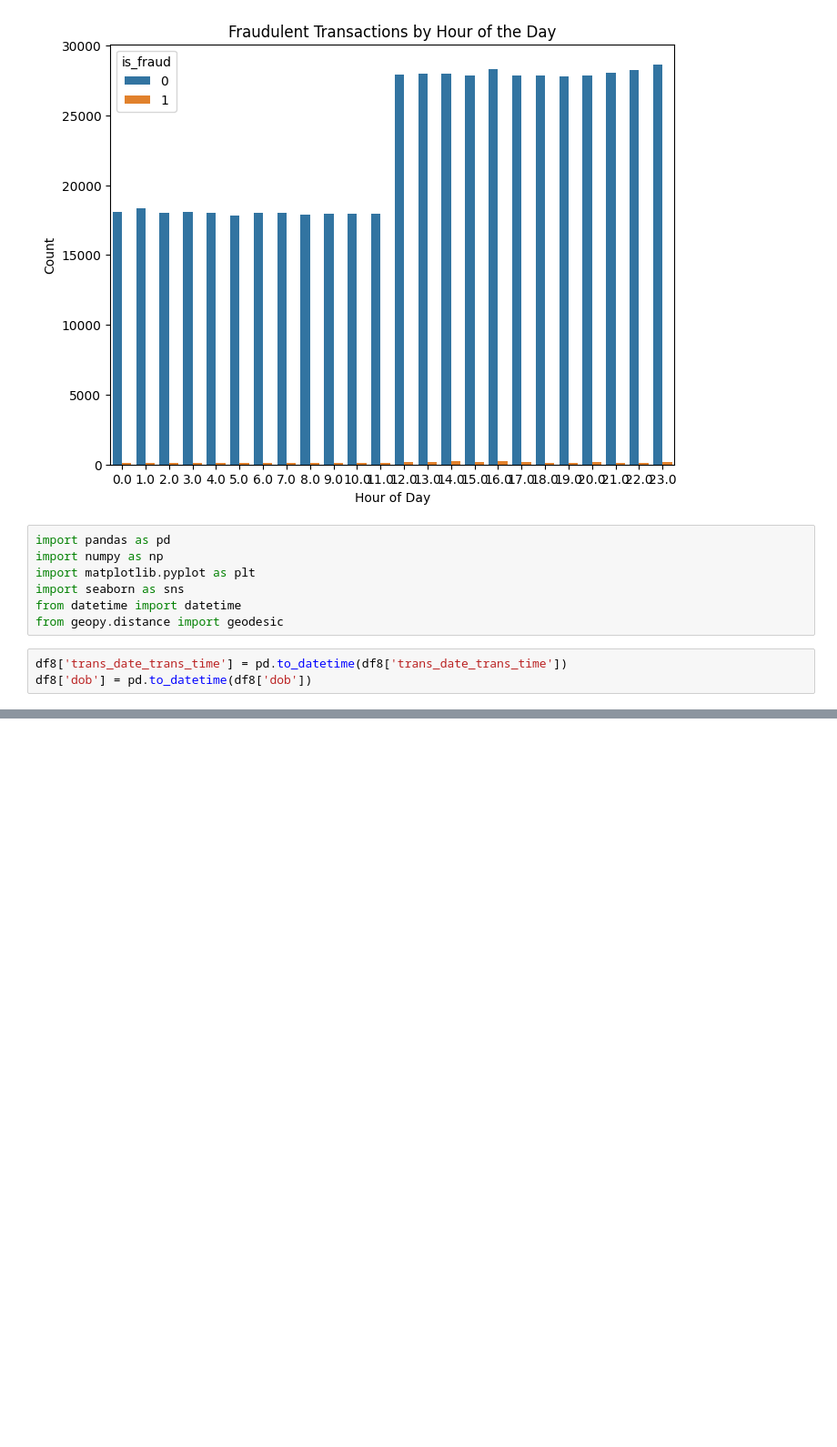
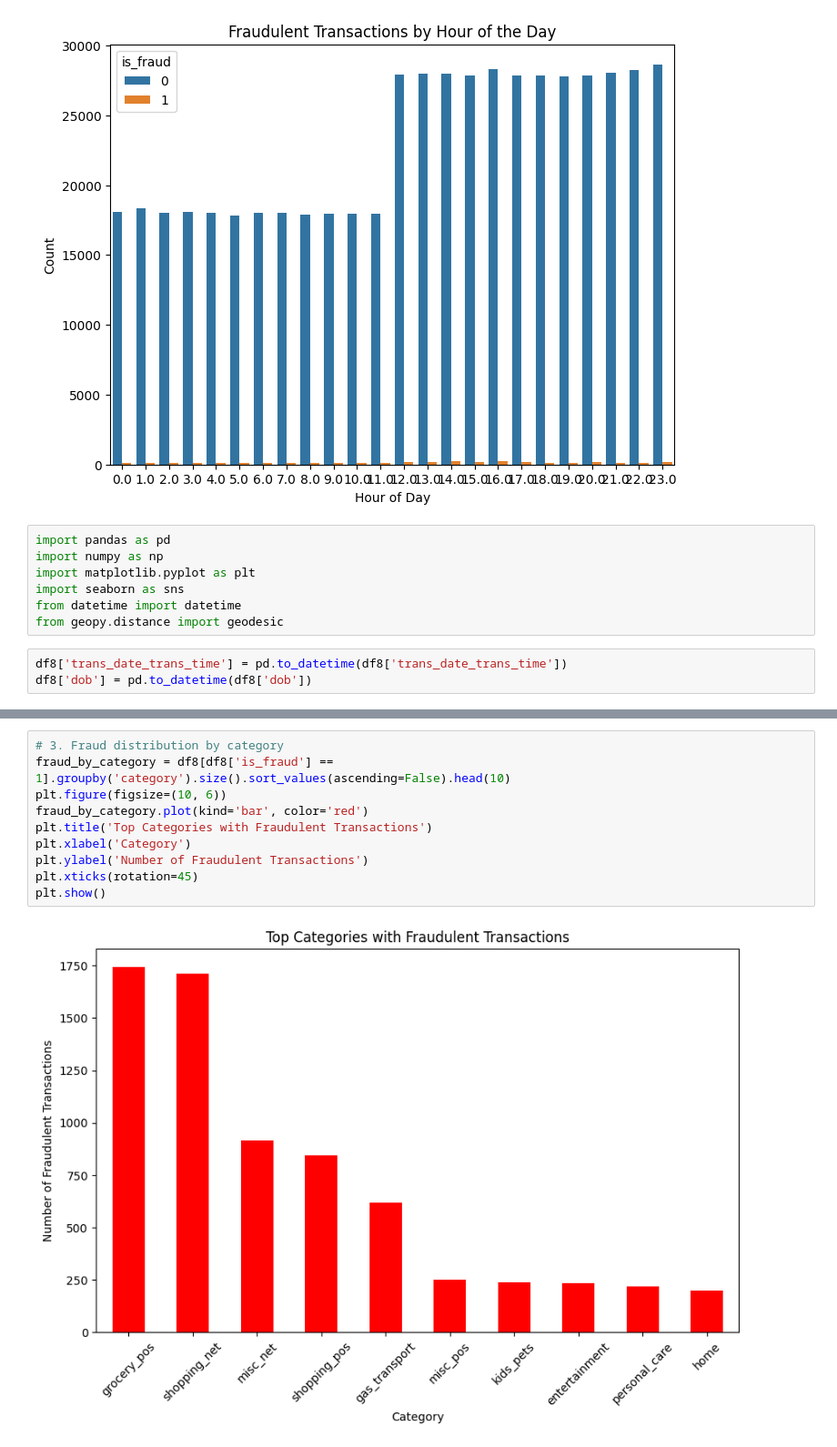
Before and after one commit to victormuuo07/PennyPal-System, a Jupyter notebook: pennypal-system.ipynb, the cells around one changed output, grey strips where cells are left out. Shown at 91% size. Saved outputs shown, nothing was run; the diff lists cells and outputs as text; blank space fills up the shorter version.

```diff
--- a/pennypal-system.ipynb
+++ b/pennypal-system.ipynb
@@ -1306,0 +1342,12 @@ df8['dob'] = pd.to_datetime(df8['dob'])
+# %%
+# 3. Fraud distribution by category
+fraud_by_category = df8[df8['is_fraud'] == 1].groupby('category').size().sort_values(ascending=False).head(10)
+plt.figure(figsize=(10, 6))
+fraud_by_category.plot(kind='bar', color='red')
+plt.title('Top Categories with Fraudulent Transactions')
+plt.xlabel('Category')
+plt.ylabel('Number of Fraudulent Transactions')
+plt.xticks(rotation=45)
+plt.show()
+# %% [output]
+[figure, added]
```
Also changed, not shown: parts of 28 cells of this notebook.
